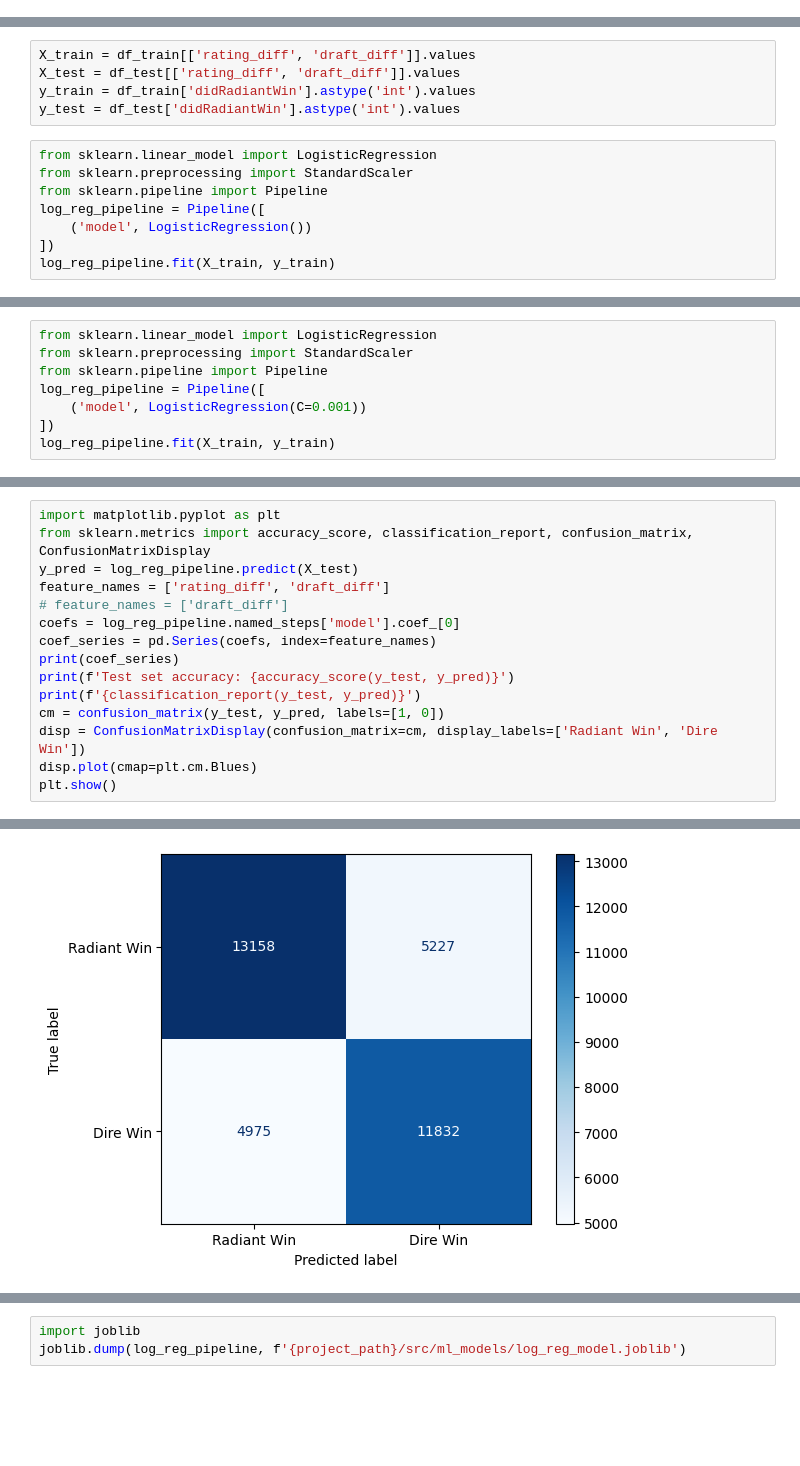
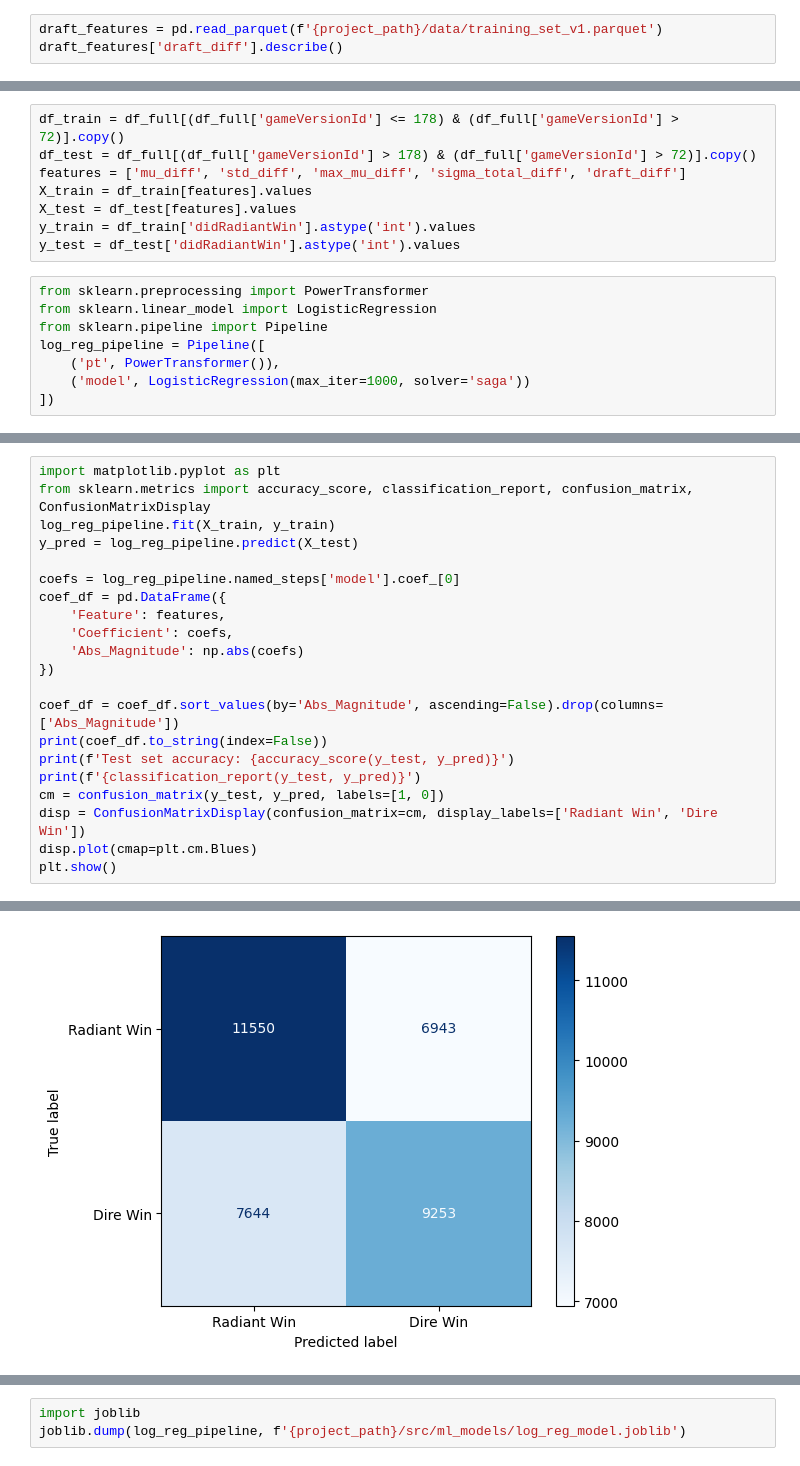
Before and after one commit to b-bige/dota-analytics, a Jupyter notebook: src/notebooks/train_model.ipynb, the cells around one changed output, grey strips where cells are left out. Cells and saved outputs as stored; diff of their text form; blank space fills up the shorter version.

Commit message:
FEAT: re-architected pipeline for draft features, now the draft features no longer have any look-ahead bias

```diff
--- a/src/notebooks/train_model.ipynb
+++ b/src/notebooks/train_model.ipynb
@@ -33,0 +14,3 @@ df_test['draft_diff'] = pt_draft.transform(pd.DataFrame(df_test['radiant_draft_s
+# %%
+draft_features = pd.read_parquet(f'{project_path}/data/training_set_v1.parquet')
+draft_features['draft_diff'].describe()
@@ -34,13 +97,16 @@ df_test['draft_diff'] = pt_draft.transform(pd.DataFrame(df_test['radiant_draft_s
 # %%
-X_train = df_train[['rating_diff', 'draft_diff']].values
-X_test = df_test[['rating_diff', 'draft_diff']].values
+df_train = df_full[(df_full['gameVersionId'] <= 178) & (df_full['gameVersionId'] > 72)].copy()
+df_test = df_full[(df_full['gameVersionId'] > 178) & (df_full['gameVersionId'] > 72)].copy()
+features = ['mu_diff', 'std_diff', 'max_mu_diff', 'sigma_total_diff', 'draft_diff']
+X_train = df_train[features].values
+X_test = df_test[features].values
 y_train = df_train['didRadiantWin'].astype('int').values
 y_test = df_test['didRadiantWin'].astype('int').values
 # %%
+from sklearn.preprocessing import PowerTransformer
 from sklearn.linear_model import LogisticRegression
-from sklearn.preprocessing import StandardScaler
 from sklearn.pipeline import Pipeline
 log_reg_pipeline = Pipeline([
-    ('model', LogisticRegression())
+    ('pt', PowerTransformer()),
+    ('model', LogisticRegression(max_iter=1000, solver='saga'))
 ])
-log_reg_pipeline.fit(X_train, y_train)
@@ -49,8 +112,0 @@ Pipeline(steps=[('model', LogisticRegression())])
-# %%
-from sklearn.linear_model import LogisticRegression
-from sklearn.preprocessing import StandardScaler
-from sklearn.pipeline import Pipeline
-log_reg_pipeline = Pipeline([
-    ('model', LogisticRegression(C=0.001))
-])
-log_reg_pipeline.fit(X_train, y_train)
@@ -59,12 +127,18 @@ Pipeline(steps=[('model', LogisticRegression(C=0.001))])
 # %%
 import matplotlib.pyplot as plt
 from sklearn.metrics import accuracy_score, classification_report, confusion_matrix, ConfusionMatrixDisplay
+log_reg_pipeline.fit(X_train, y_train)
 y_pred = log_reg_pipeline.predict(X_test)
-feature_names = ['rating_diff', 'draft_diff']
-# feature_names = ['draft_diff']
+
 coefs = log_reg_pipeline.named_steps['model'].coef_[0]
-coef_series = pd.Series(coefs, index=feature_names)
-print(coef_series)
+coef_df = pd.DataFrame({
+    'Feature': features,
+    'Coefficient': coefs,
+    'Abs_Magnitude': np.abs(coefs)
+})
+
+coef_df = coef_df.sort_values(by='Abs_Magnitude', ascending=False).drop(columns=['Abs_Magnitude'])
+print(coef_df.to_string(index=False))
 print(f'Test set accuracy: {accuracy_score(y_test, y_pred)}')
 print(f'{classification_report(y_test, y_pred)}')
 cm = confusion_matrix(y_test, y_pred, labels=[1, 0])
@@ -87 +164 @@ weighted avg       0.71      0.71      0.71     35192
-[figure, old version]
+[figure, new version]
```
Also changed, not shown: parts of 13 cells of this notebook, 5 other files.
